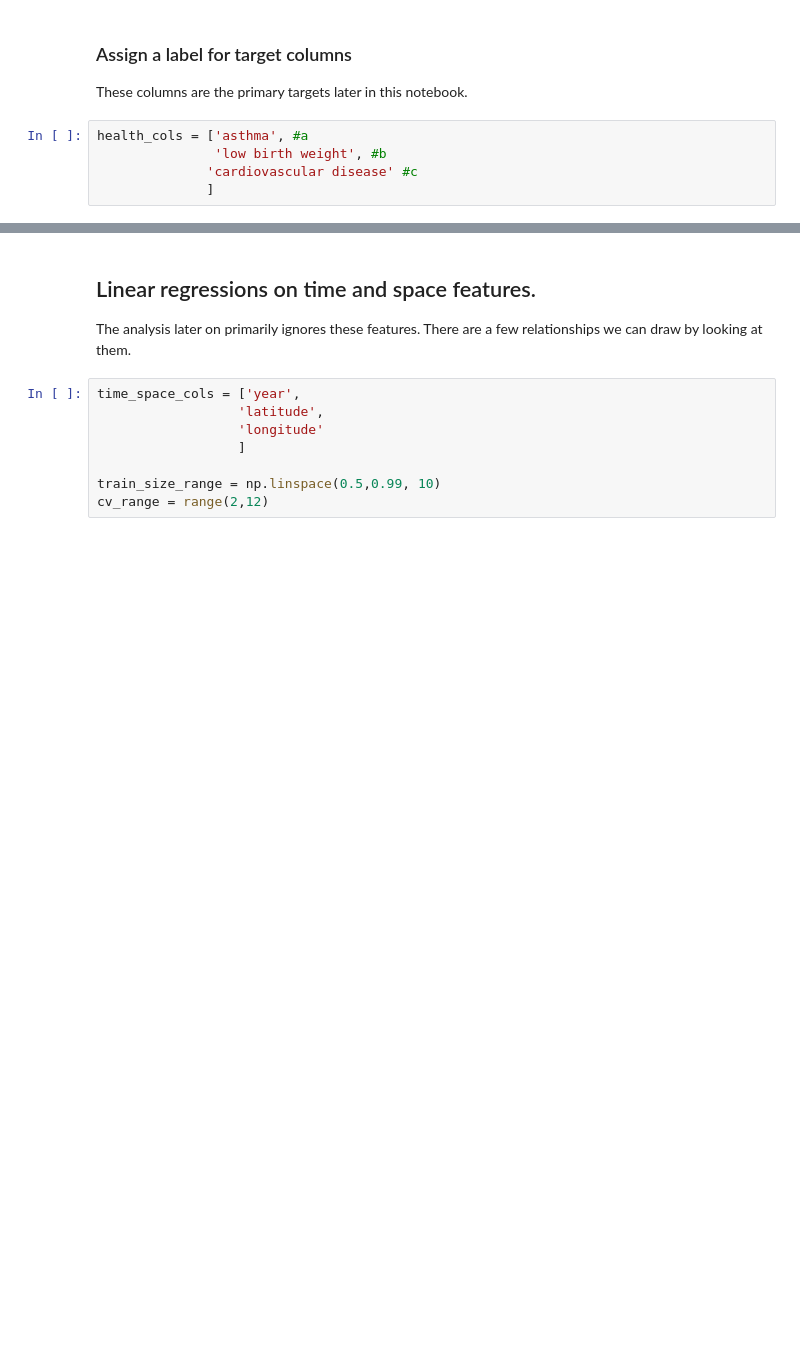
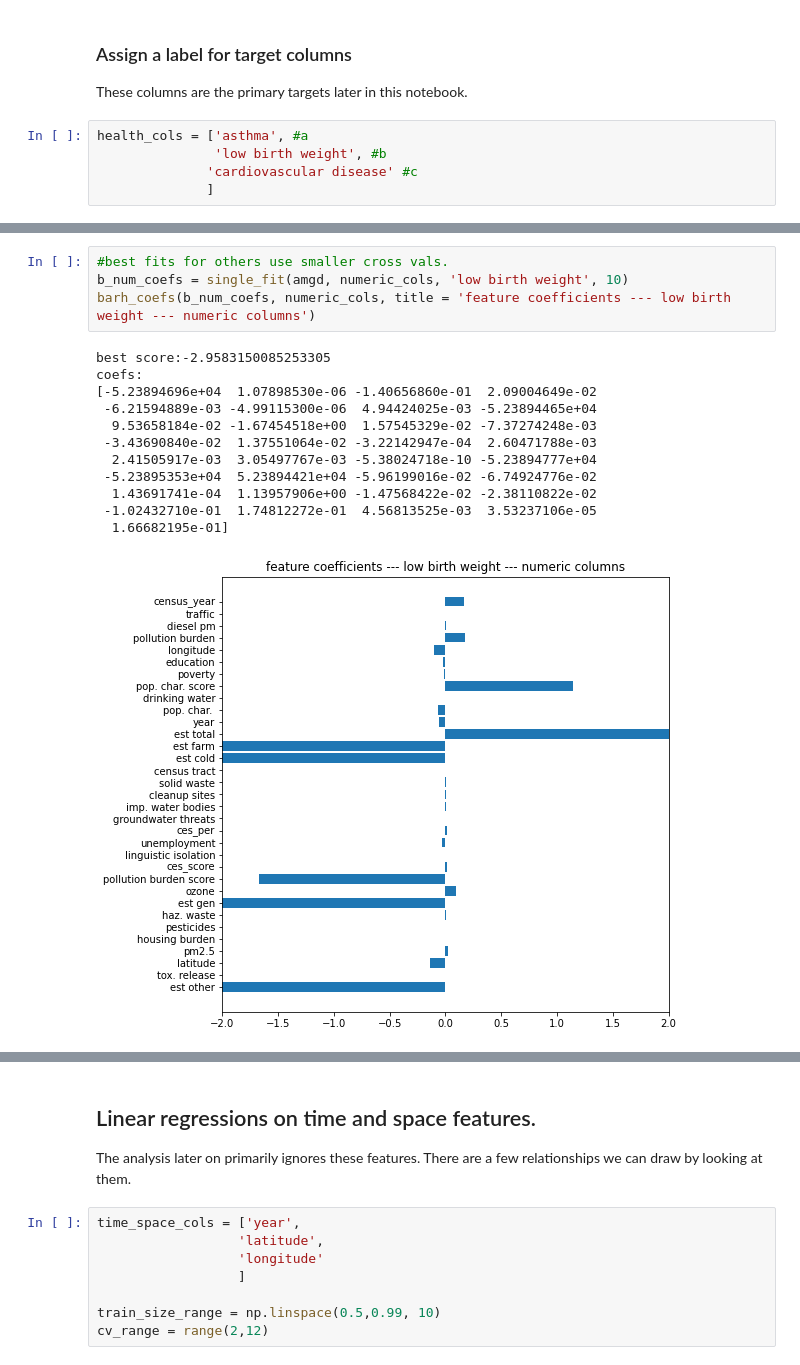
Before and after one commit to gigi-codes/warehouse_density, a Jupyter notebook: David/7_linear_regression.ipynb, the cells around one changed output, grey strips where cells are left out. Saved outputs shown, nothing was run; the diff lists cells and outputs as text; blank space fills up the shorter version.

```diff
--- a/David/7_linear_regression.ipynb
+++ b/David/7_linear_regression.ipynb
@@ -301,0 +363,17 @@ interpret_my_lr_grid_search(all_num_results, health_cols)
+# %%
+#best fits for others use smaller cross vals.
+b_num_coefs = single_fit(amgd, numeric_cols, 'low birth weight', 10)
+barh_coefs(b_num_coefs, numeric_cols, title = 'feature coefficients --- low birth weight --- numeric columns')
+# %% [output]
+best score:-2.9583150085253305
+coefs:
+[-5.23894696e+04  1.07898530e-06 -1.40656860e-01  2.09004649e-02
+ -6.21594889e-03 -4.99115300e-06  4.94424025e-03 -5.23894465e+04
+  9.53658184e-02 -1.67454518e+00  1.57545329e-02 -7.37274248e-03
+ -3.43690840e-02  1.37551064e-02 -3.22142947e-04  2.60471788e-03
+  2.41505917e-03  3.05497767e-03 -5.38024718e-10 -5.23894777e+04
+ -5.23895353e+04  5.23894421e+04 -5.96199016e-02 -6.74924776e-02
+  1.43691741e-04  1.13957906e+00 -1.47568422e-02 -2.38110822e-02
+ -1.02432710e-01  1.74812272e-01  4.56813525e-03  3.53237106e-05
+  1.66682195e-01]
+[figure, added]
```
Also changed, not shown: parts of 36 cells of this notebook.
